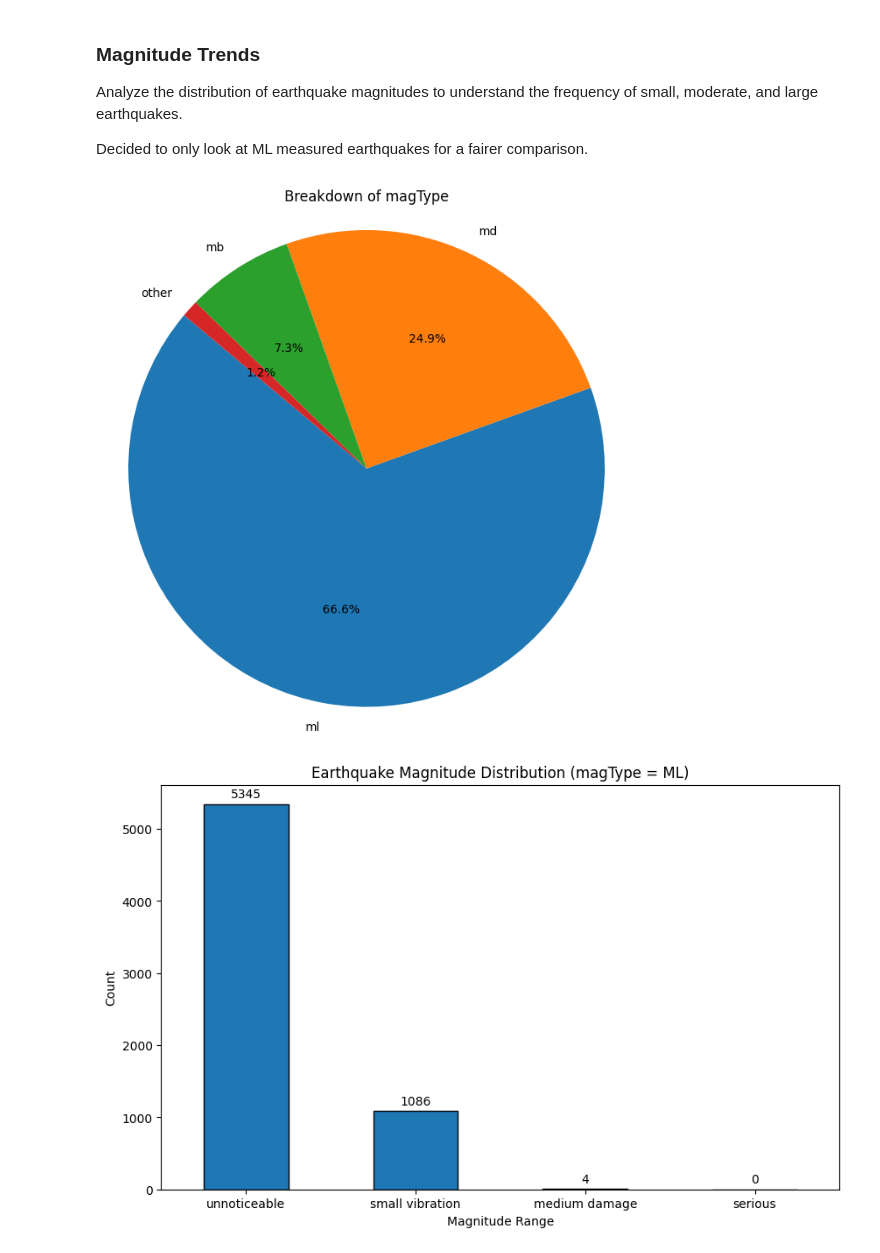
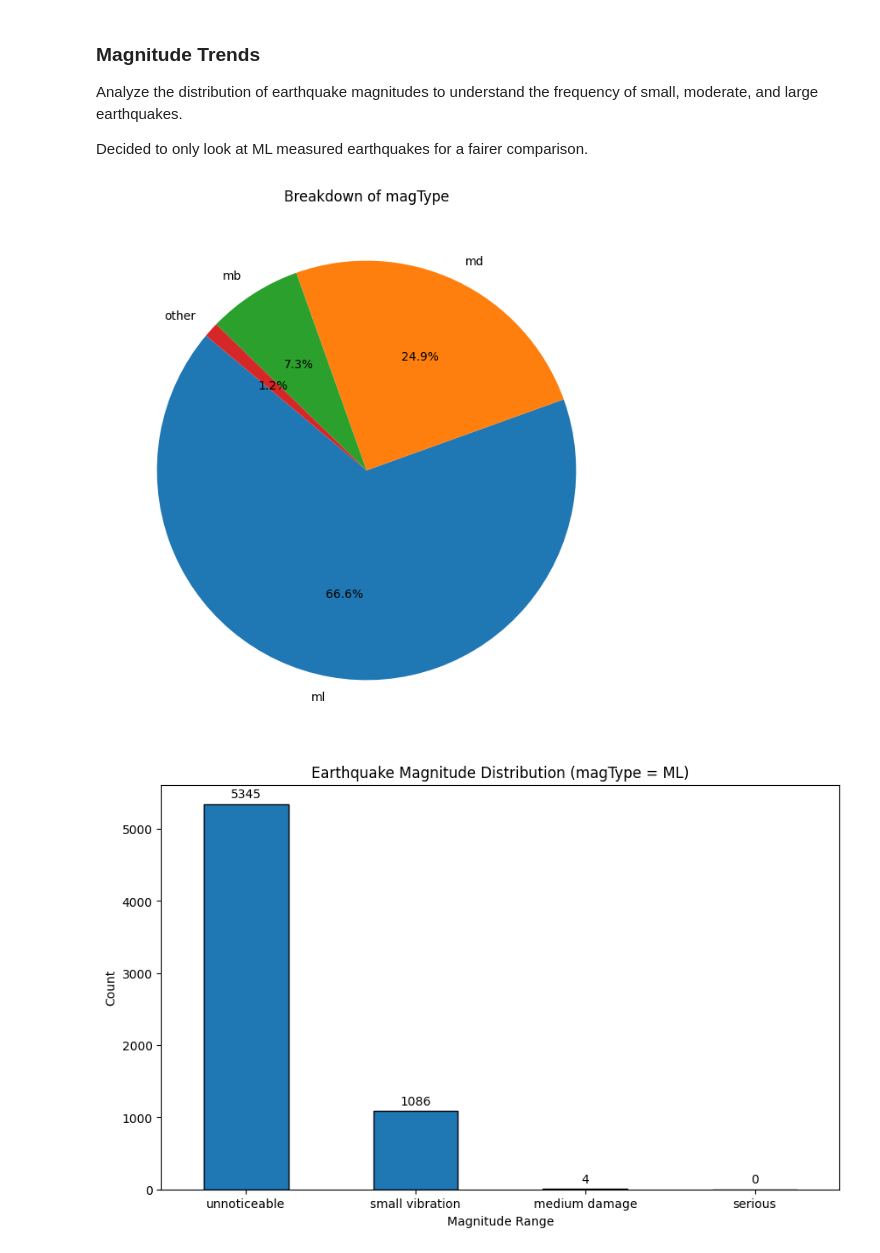
Before and after one commit to kieranthakkar/data_science, a Jupyter notebook: assignments/Week3/earthquakeNotebook.ipynb, the cells around one changed output. Saved outputs shown, nothing was run; the diff lists cells and outputs as text; code cells hidden in the pictures.

```diff
--- a/assignments/Week3/earthquakeNotebook.ipynb
+++ b/assignments/Week3/earthquakeNotebook.ipynb
@@ -66,17 +67,17 @@ Analyze the distribution of earthquake magnitudes to understand the frequency of
 
 Decided to only look at ML measured earthquakes for a fairer comparison.
 # %%
-# Group 'magType' values and count their occurrences
+# Group 'magType' values and count their occurrences w/ .value_counts()
 renamed = {"mlv": "ml", "ml(texnet)": "ml", "Mb" : "mb", "mb_lg" : "mb", "mw" : "other", "mwr" : "other", "mww" : "other", "mh" : "other"}
 grouped_mag_type = df['magType'].replace(renamed).value_counts()
 
+# Pie chart generation
 plt.figure(figsize=(8, 8))
 plt.pie(grouped_mag_type, labels=grouped_mag_type.index, autopct='%1.1f%%', startangle=140)
 plt.title("Breakdown of magType")
-plt.axis("equal")  # Equal aspect ratio to keep pie chart circular.
 plt.show()
 # %% [output]
-[figure, old version]
+[figure, new version]
 # %%
 # Define the values you want to filter for
 values_to_include = ['ml', 'mlv', 'ml(texnet)']
```
Also changed, not shown: parts of 2 cells of this notebook.
